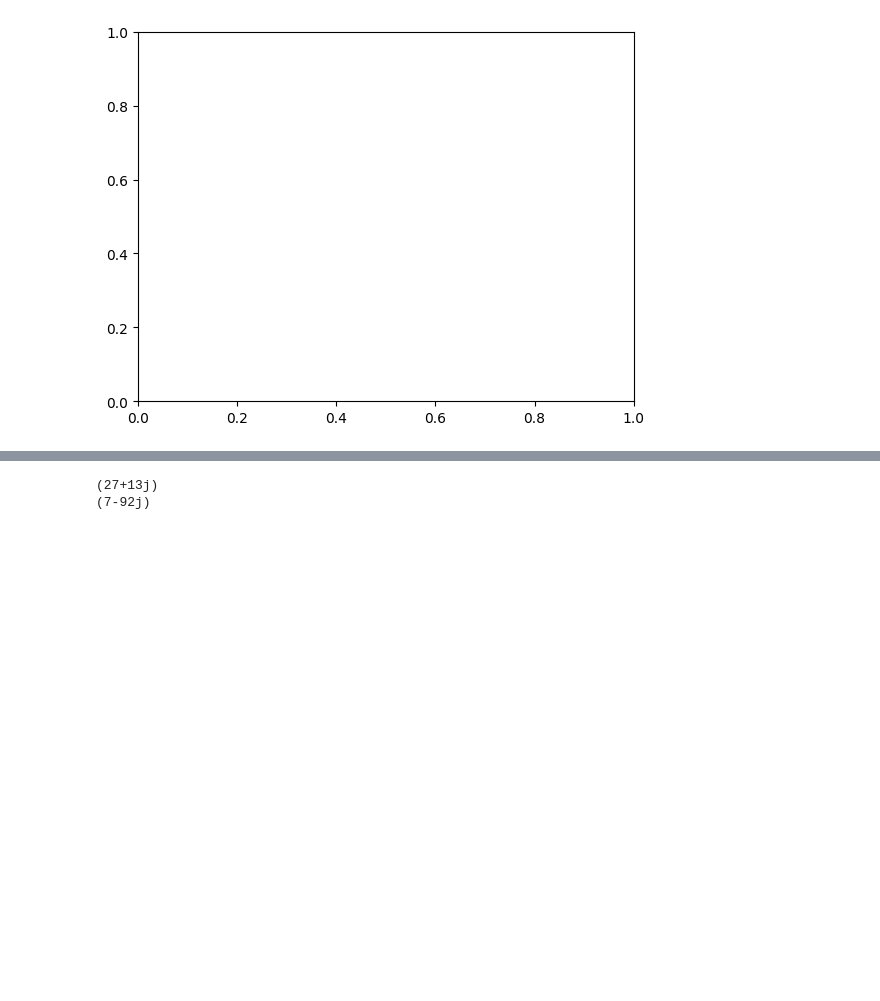
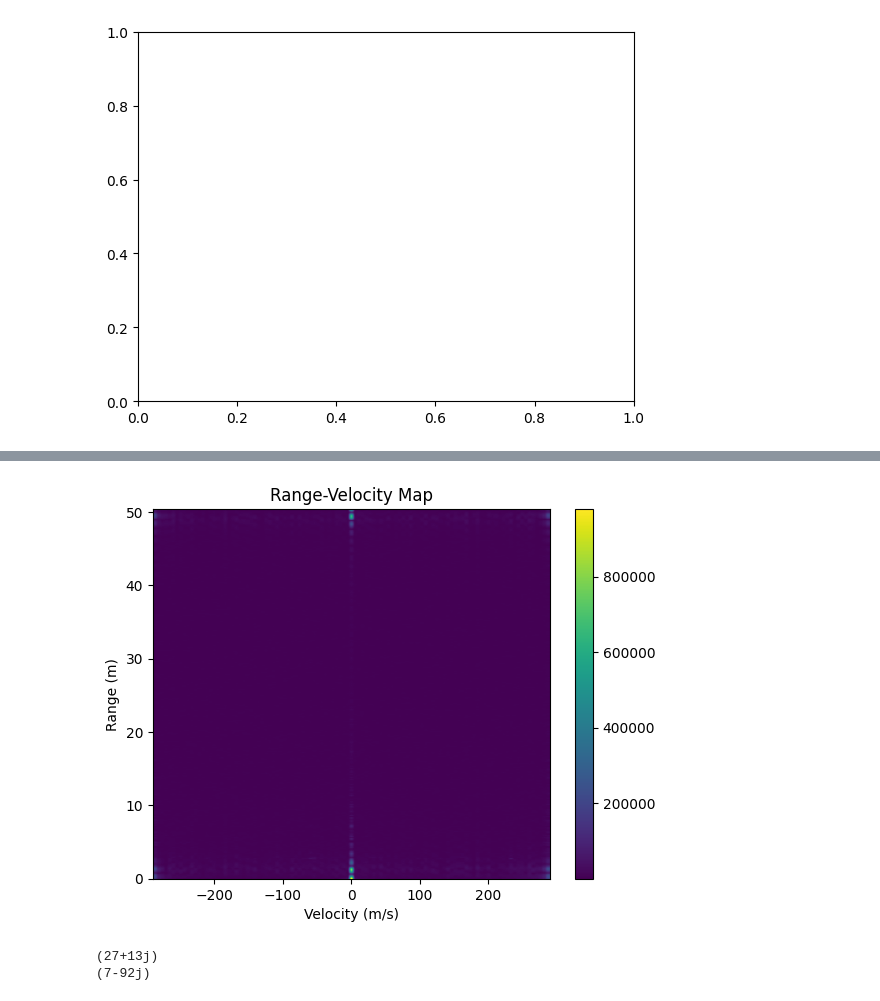
Before and after one commit to GishanDaminduDK/FYP-SignalProcessing, a Jupyter notebook: DataProccessing.ipynb, the cells around one changed output, grey strips where cells are left out. Drawn from its saved outputs; the diff is of its cells as text; code cells hidden in the pictures; blank space fills up the shorter version.

Commit message:
add zero-bin functionality

```diff
--- a/DataProccessing.ipynb
+++ b/DataProccessing.ipynb
@@ -810,0 +769,98 @@ plt.show()
+# %%
+import numpy as np
+import matplotlib.pyplot as plt
+
+# Define file path and parameters
+fileFullPath = r'E:\new_data\waruna_forward_backward\master_0000_data.bin';
+frameIdx = 87# Index of the frame to read
+numSamplePerChirp = 256  # Number of samples per chirp
+numChirpPerLoop = 12  # Number of chirps per loop
+numLoops = 128 # Number of loops per frame
+numRXPerDevice = 4  # Number of receiving channels per device
+numDevices = 4  # Number of devices in the cascade (if needed)
+
+# Function to read binary radar data
+def readBinFile(fileFullPath, frameIdx, numSamplePerChirp, numChirpPerLoop, numLoops, numRXPerDevice):
+    Expected_Num_SamplesPerFrame = numSamplePerChirp * numChirpPerLoop * numLoops * numRXPerDevice * 2
+    with open(fileFullPath, 'rb') as fp:
+        # Move to the desired frame in the file
+        fp.seek((frameIdx - 1) * Expected_Num_SamplesPerFrame * 2)
+        adcData1 = np.fromfile(fp, dtype=np.uint16, count=Expected_Num_SamplesPerFrame)
+
+    # Convert the 16-bit data to signed integers
+    neg = (adcData1 >> 15) == 1  # Check the sign bit
+    adcData1 = adcData1.astype(np.int32)
+    adcData1[neg] -= 2**16
+
+    # Combine the I and Q channels into complex values
+    adcData1 = adcData1[0::2] + 1j * adcData1[1::2]
+
+    # Reshape and permute the data
+    adcData1Complex = np.reshape(adcData1, (numRXPerDevice, numSamplePerChirp, numChirpPerLoop, numLoops), order='F')
+    adcData1Complex = np.transpose(adcData1Complex, (1, 3, 0, 2))  # Permute dimensions
+    return adcData1Complex
+
+# Read radar data
+adcDataComplex = readBinFile(fileFullPath, frameIdx, numSamplePerChirp, numChirpPerLoop, numLoops, numRXPerDevice)
+
+# Select antenna index and extract chirp ADC matrix
+antennaIdx = 3 # Indexing starts from 0 in Python
+chirp_ADC_matrix = adcDataComplex[:, :, antennaIdx, :]
+
+
+
+# Extract first chirp of the first loop
+first_chirp_first_loop = chirp_ADC_matrix[:, 0, 0]
+
+# Initialize an empty list to store each chirp
+all_chirps = []
+# Loop over loops and chirps per loop
+for i in range(numLoops):
+    for j in range(numChirpPerLoop):
+        # Append each chirp to the list
+        all_chirps.append(chirp_ADC_matrix[:, i, j])
+
+# Convert the list to a numpy array and reshape it to (768, 256)
+all_chirps = np.array(all_chirps).reshape(256,1536)
+
+
+chirps_matrix =all_chirps
+print(chirps_matrix[0][1])
+chirps_matrix=np.transpose(chirps_matrix)
+# Output the reshaped matrix
+print(chirps_matrix[0][1])
+# Constants (adjust based on your radar parameters)
+fc = 77e9  # Radar operating frequency (77 GHz for mmWave radar)
+c = 3e8  # Speed of light (m/s)
+sweepBandwidth = 0.89e9  # Bandwidth of the FMCW radar sweep (3.16 GHz)
+chirpDuration = 30e-6  # Chirp duration (40 microseconds)
+
+Nfft_range = 300  # Number of FFT points for range dimension
+Nfft_doppler = 107# Number of FFT points for Doppler dimension
+
+# Perform 2D FFT along both the range (ADC samples) and Doppler (chirps) dimensions
+range_fft = np.fft.fft(chirps_matrix, Nfft_range, axis=0)  # FFT across range (ADC samples)
+doppler_fft = np.fft.fftshift(np.fft.fft(range_fft, Nfft_doppler, axis=1), axes=1)  # FFT across Doppler (chirps), with shift
+
+# Calculate the range and velocity axis values
+range_res = c / (2 * sweepBandwidth)  # Range resolution (meters)
+max_range = range_res * (Nfft_range - 1)  # Maximum measurable range
+range_axis = np.linspace(0, max_range, Nfft_range)  # Range axis for plotting
+
+doppler_res = 1 / (numChirpPerLoop * chirpDuration)  # Doppler resolution (Hz)
+max_doppler = doppler_res * (Nfft_doppler / 2)  # Maximum Doppler shift (Hz)
+
+# Doppler axis for plotting (ensure symmetry around 0)
+doppler_axis = np.linspace(-max_doppler, max_doppler, Nfft_doppler)
+
+# Convert Doppler frequency to velocity (m/s)
+velocity_axis = doppler_axis * (c / (2 * fc))  # Velocity axis using Doppler shift
+
+# Plot the Range-Velocity map (absolute value of FFT)
+plt.figure()
+plt.imshow((np.abs(doppler_fft)), aspect='auto', extent=[velocity_axis[0], velocity_axis[-1], range_axis[0], range_axis[-1]], origin='lower')
+plt.xlabel('Velocity (m/s)')
+plt.ylabel('Range (m)')
+plt.title('Range-Velocity Map')
+plt.colorbar()
+# %% [output]
@@ -811,3 +870,4 @@ plt.show()
+[figure, added]
 # %%
 import numpy as np
 import matplotlib.pyplot as plt
```
Also changed, not shown: parts of 10 cells of this notebook, 7 other files.
